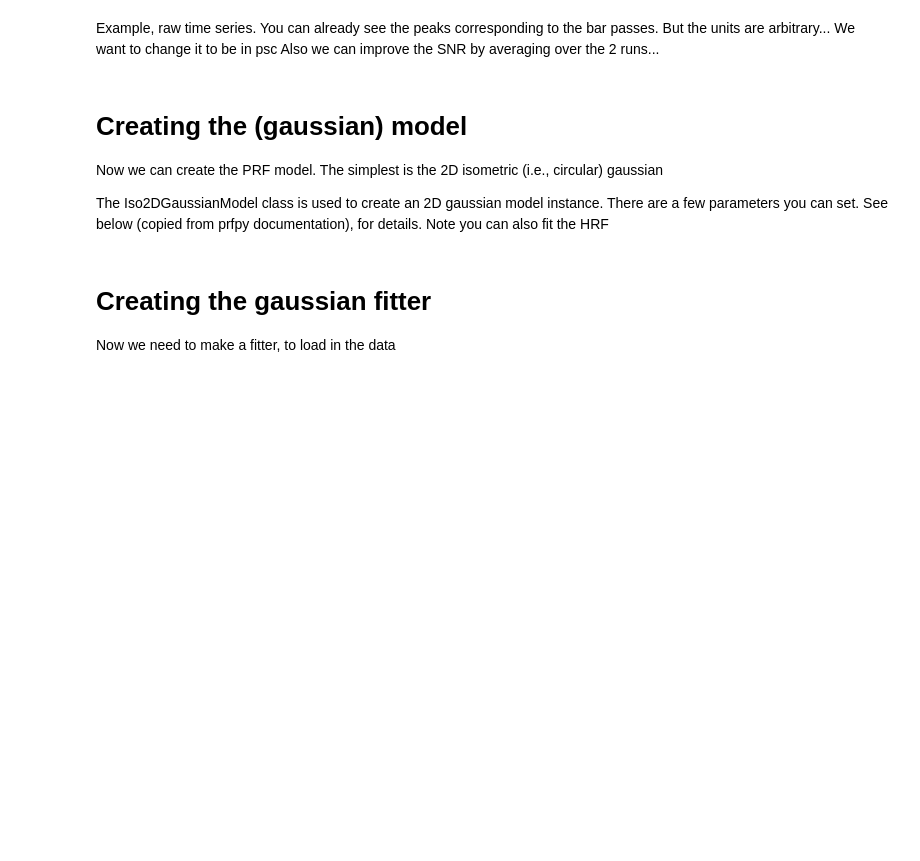
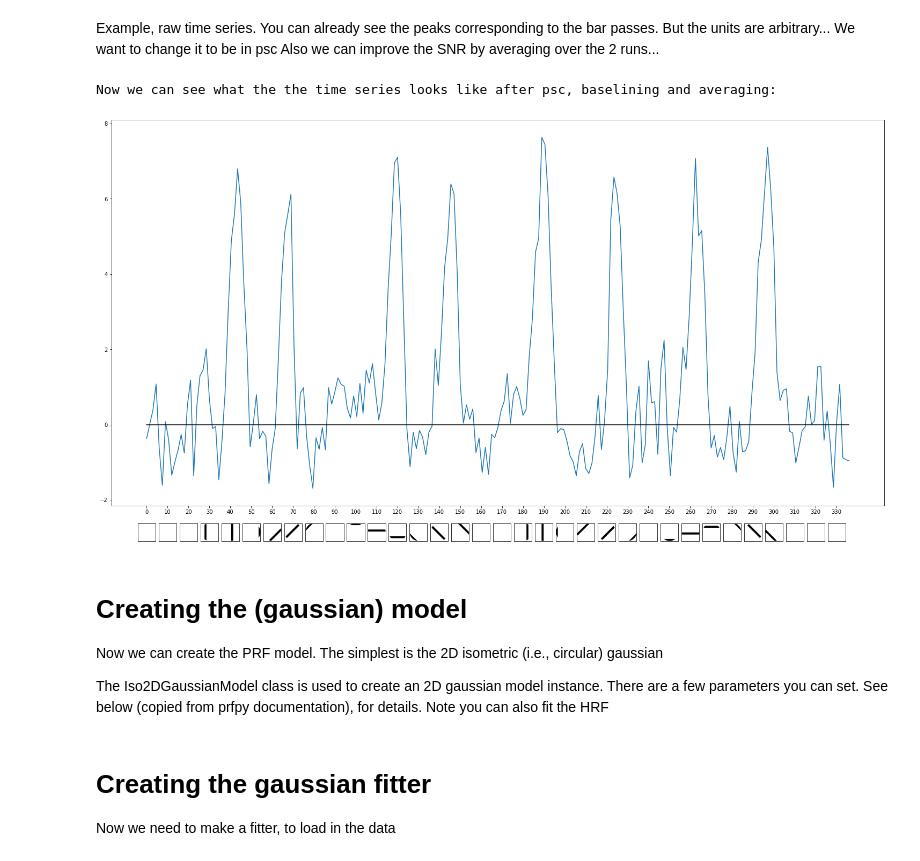
Before and after one commit to mdaghlian/marcus_prfpy_eg, a Jupyter notebook: example.ipynb, the cells around one changed output. Saved outputs shown, nothing was run; the diff lists cells and outputs as text; code cells hidden in the pictures; blank space fills up the shorter version.

```diff
--- a/example.ipynb
+++ b/example.ipynb
@@ -127,15 +143,24 @@ Also we can improve the SNR by averaging over the 2 runs...
 # %%
 # Do the averaging and baselining...
 # During the first 20 time points, there is NO stimulation. So we use this to set the baseline
 psc_avg_ts = raw_ts_to_average_psc(
     raw_ts=[run1, run2],        # Enter the runs as a list of np.ndarrays
     baseline=19,                # The first 20 time points, there is NO stimulation. So we use this to set the baseline
 )
 
 print('''Now we can see what the the time series looks like after psc, baselining and averaging:''')
 
-plt.plot(time_pts, psc_avg_ts[i_vx,:])
-plt.plot(time_pts, time_pts*0)
+
+fig = plt.figure()
+fig.set_size_inches(20,10)
+ax = fig.add_axes([0,0,1,1])
+ax.plot(time_pts, psc_avg_ts[i_vx,:])
+ax.plot(time_pts, time_pts*0, 'k')
+ax.set_xticks(np.arange(time_pts[0], time_pts[-1],10))
+add_dm_to_ts(fig, ax, dm, TR=1.5, dx_axs=1.7)
+# %% [output]
+Now we can see what the the time series looks like after psc, baselining and averaging:
+[figure, added]
 # %% [markdown]
 # Creating the (gaussian) model
 Now we can create the PRF model. The simplest is the 2D isometric (i.e., circular) gaussian
```
Also changed, not shown: parts of 12 cells of this notebook, 3 other files.
